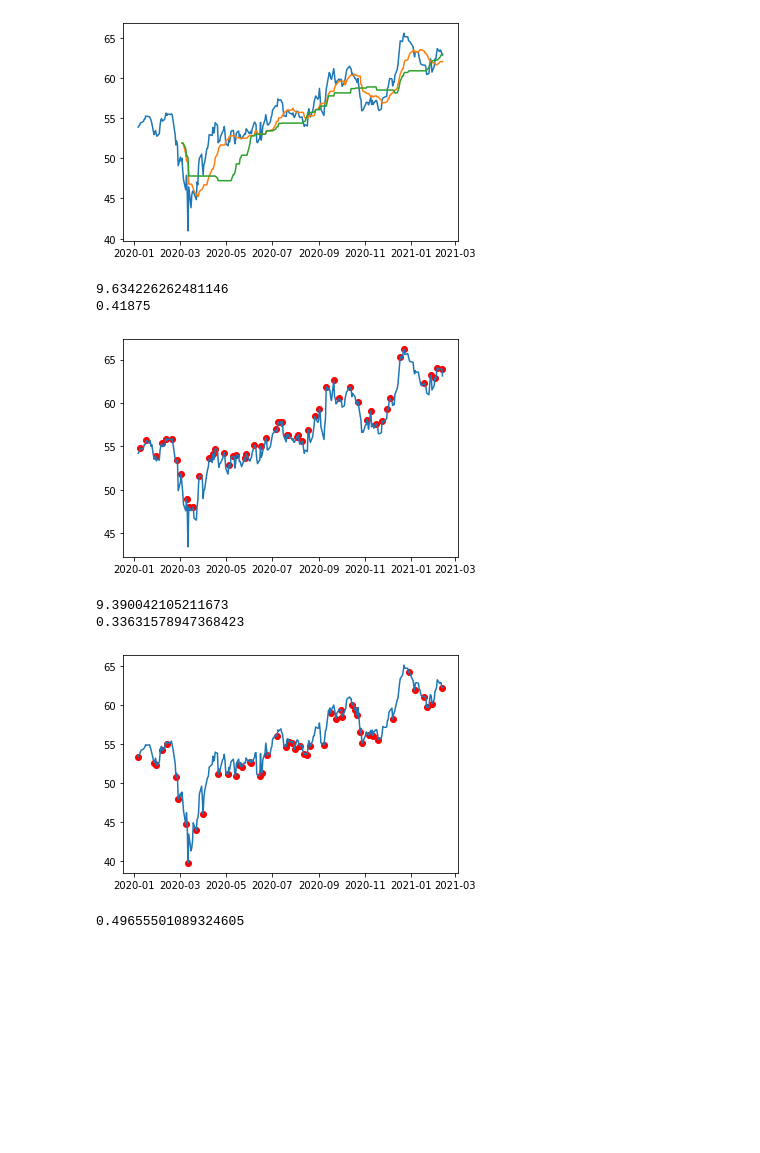
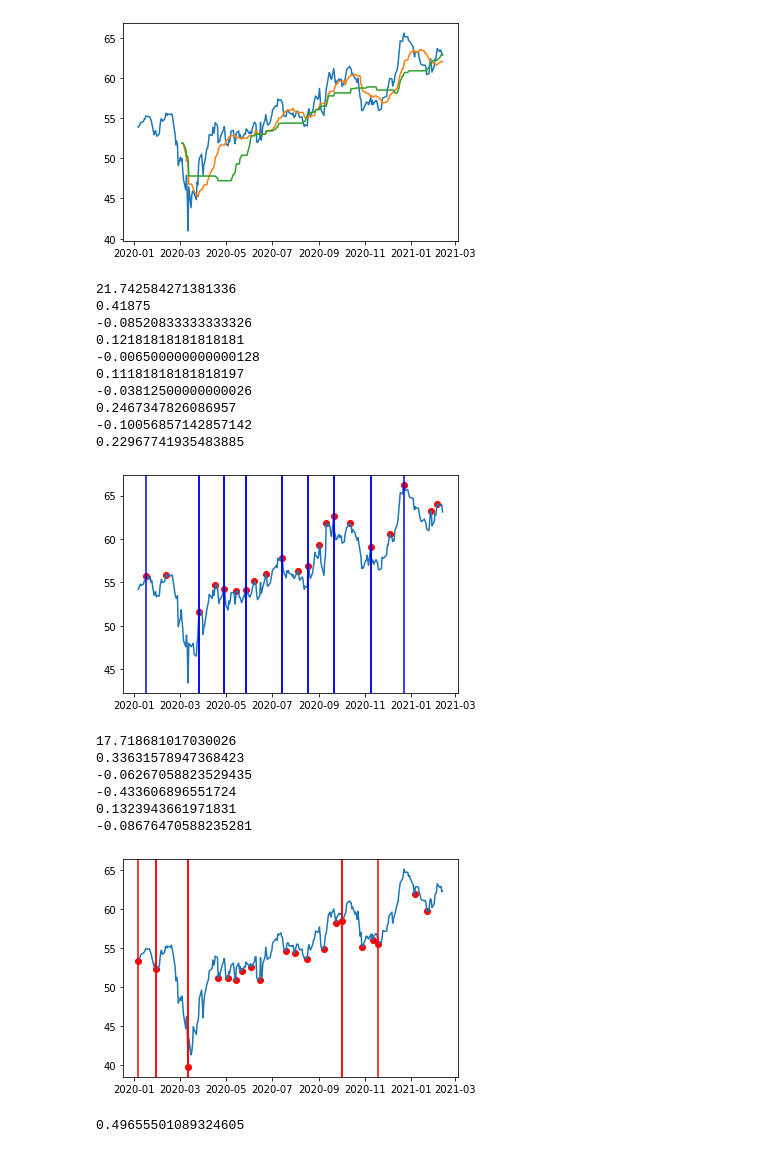
Before and after one commit to 0100101001010000/PyTechnicalIndicators, a Jupyter notebook: Example/test.ipynb, the cells around one changed output. Cells and saved outputs as stored; diff of their text form; code cells hidden in the pictures; blank space fills up the shorter version.

Commit message:
Finished up breaking down of trends

```diff
--- a/Example/test.ipynb
+++ b/Example/test.ipynb
@@ -371,29 +371,43 @@ ax_pic.plot(personalised_ichimoku_cloud_df)
 # %%
 # get peak trend
 highs = list(data['High'])
 # get peaks angle
-peak_list = peaks.get_peaks(highs, 2)
+peak_list = peaks.get_peaks(highs)
 peak_angle = trends.get_trend_angle(peak_list[0][0], 0, peak_list[-1][0], len(peak_list))
 print(peak_angle)
 
 peak_trend = trends.get_peak_trend(highs)
 print(peak_trend)
 
 fig_peaks = plt.figure()
 ax_peaks = fig_peaks.add_subplot()
 ax_peaks.plot(data['High'])
 for i in peak_list:
     ax_peaks.scatter(data.index[i[1]], i[0], c='Red', marker="o")
+
+peak_trends = trends.break_down_trends(list(data['High']), 5, peaks_only=True)
+for peak_trend in peak_trends:
+    ax_peaks.axvline(x=data.index[peak_trend[0]], c='Blue')
+    ax_peaks.axvline(data.index[peak_trend[1]], c='Blue')
+    print(peak_trend[2])
 # %% [output]
-9.634226262481146
+21.742584271381336
 0.41875
+-0.08520833333333326
+0.12181818181818181
+-0.006500000000000128
+0.11181818181818197
+-0.03812500000000026
+0.2467347826086957
+-0.10056857142857142
+0.22967741935483885
-[figure, old version]
+[figure, new version]
 # %%
 #get pit trend
 lows = list(data['Low'])
 # get pits angle
-pits_list = pits.get_pits(lows, 2)
-pits_angle = trends.get_trend_angle(pits_list[0][0], 0, pits_list[-1][0], len(peak_list))
+pits_list = pits.get_pits(lows)
+pits_angle = trends.get_trend_angle(pits_list[0][0], 0, pits_list[-1][0], len(pits_list))
 print(pits_angle)
 
 pit_trend = trends.get_pit_trend(lows)
@@ -404,10 +418,20 @@ ax_pits = fig_pits.add_subplot()
 ax_pits.plot(data['Low'])
 for i in pits_list:
     ax_pits.scatter(data.index[i[1]], i[0], c='Red', marker="o")
+
+pit_trends = trends.break_down_trends(list(data['Low']), 5, pits_only=True)
+for pit_trend in pit_trends:
+    ax_pits.axvline(data.index[pit_trend[0]], c='Red')
+    ax_pits.axvline(data.index[pit_trend[1]], c='Red')
+    print(pit_trend[2])
 # %% [output]
-9.390042105211673
+17.718681017030026
 0.33631578947368423
+-0.06267058823529435
+-0.433606896551724
+0.1323943661971831
+-0.08676470588235281
-[figure, old version]
+[figure, new version]
 # %%
 # get an overall trend
 typicals = list(data['Typical Price'])
```
Also changed, not shown: parts of 2 cells of this notebook, 1 other file.
